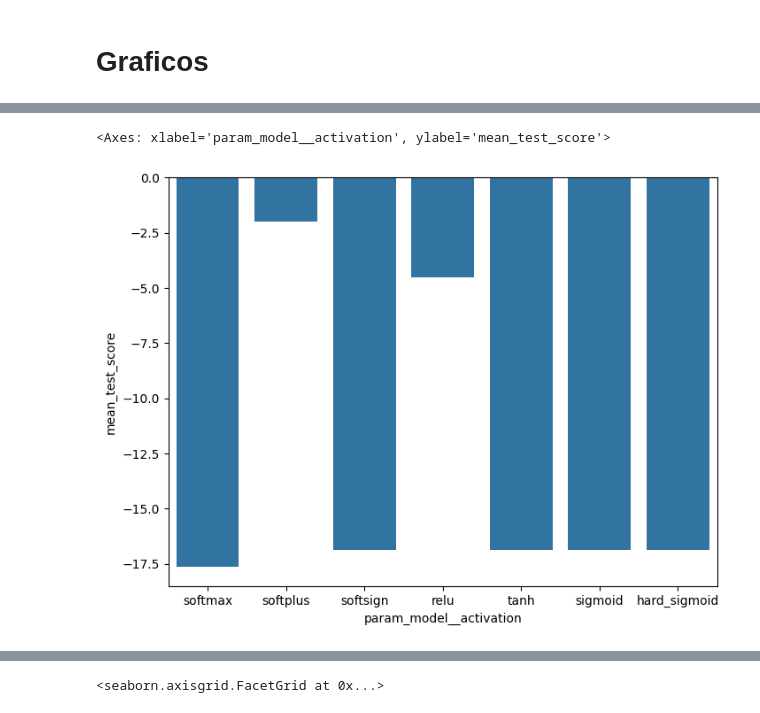
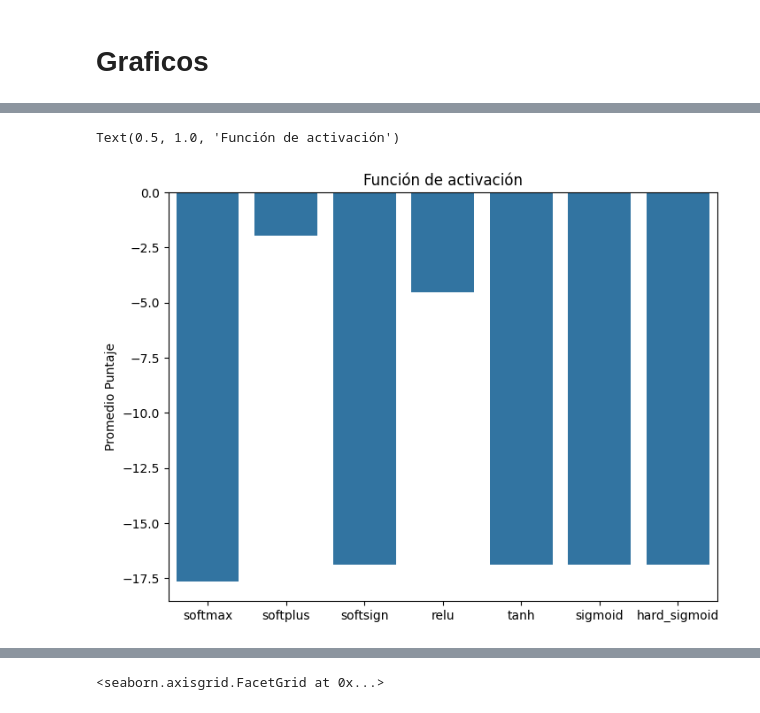
Before and after one commit to 0sc4rL0pez/elecciones2023-arg, a Jupyter notebook: Elecciones + IA/modeling/optimizing.ipynb, the cells around one changed output, grey strips where cells are left out. Saved outputs shown, nothing was run; the diff lists cells and outputs as text; code cells hidden in the pictures.

```diff
--- a/Elecciones + IA/modeling/optimizing.ipynb
+++ b/Elecciones + IA/modeling/optimizing.ipynb
@@ -230,8 +225,11 @@ sns.relplot(data=drop_out,kind='line',x='param_model__dropout_rate',y='mean_test
 # %%
 plt.figure(figsize=(8,6))
 sns.barplot(data=grid_activation_function.dropna(),x='param_model__activation',y='mean_test_score')
+plt.xlabel('')
+plt.ylabel('Promedio Puntaje')
+plt.title('Función de activación')
 # %% [output]
-<Axes: xlabel='param_model__activation', ylabel='mean_test_score'>
+Text(0.5, 1.0, 'Función de activación')
-[figure, old version]
+[figure, new version]
 # %%
 grid_bacht_size['mean_fit_time'] = grid_bacht_size['mean_fit_time'].map(lambda x: round(x,2))
```
Also changed, not shown: parts of 11 cells of this notebook.
